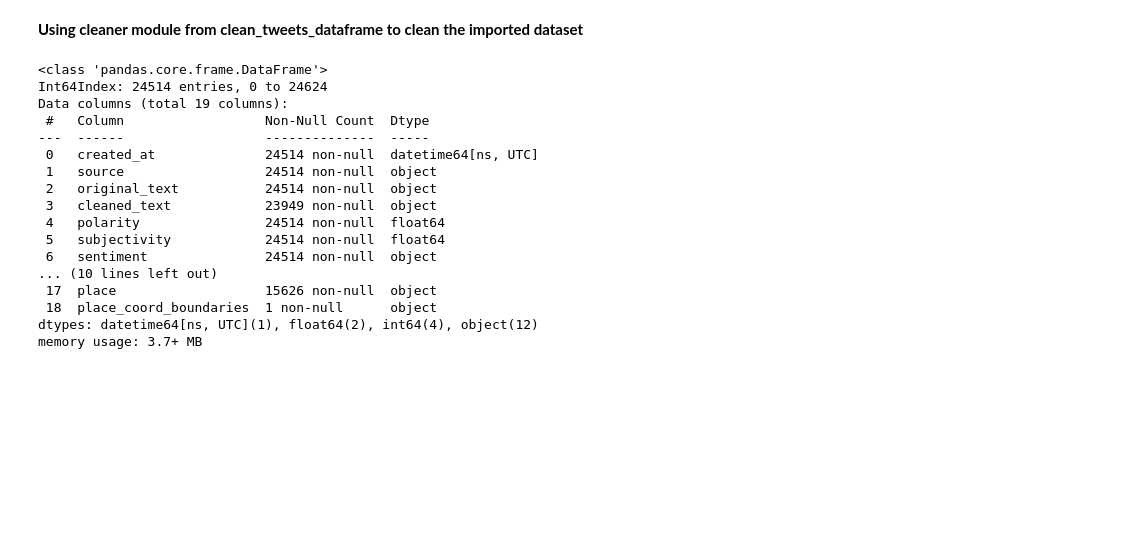
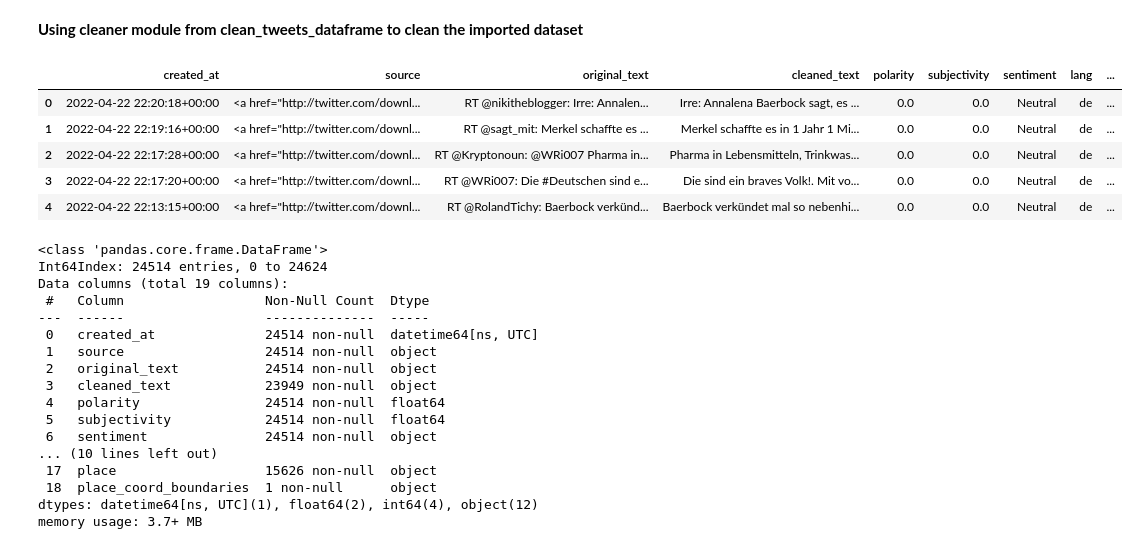
Before and after one commit to 10xac/Twitter-Data-Analysis, a Jupyter notebook: analysis.ipynb, the cells around one changed output. Drawn from its saved outputs; the diff is of its cells as text; code cells hidden in the pictures; blank space fills up the shorter version.

```diff
--- a/analysis.ipynb
+++ b/analysis.ipynb
@@ -36,7 +36,14 @@ df_tweet=cleaner.convert_to_datetime(df_tweet)
 df_tweet=cleaner.convert_to_numbers(df_tweet)
 # df_tweet=cleaner.remove_non_english_tweets(df_tweet)
 # %%
-# df_tweet.head()
+df_tweet.head()
+# %% [output]
+|  | created_at | source | original_text | cleaned_text | polarity | subjectivity | sentiment | lang | ... |
+| 0 | 2022-04-22 22:20:18+00:00 | <a href="http://twitter.com/downl... | RT @nikitheblogger: Irre: Annalen... | Irre: Annalena Baerbock sagt, es ... | 0.0 | 0.0 | Neutral | de | ... |
+| 1 | 2022-04-22 22:19:16+00:00 | <a href="http://twitter.com/downl... | RT @sagt_mit: Merkel schaffte es ... | Merkel schaffte es in 1 Jahr 1 Mi... | 0.0 | 0.0 | Neutral | de | ... |
+| 2 | 2022-04-22 22:17:28+00:00 | <a href="http://twitter.com/downl... | RT @Kryptonoun: @WRi007 Pharma in... | Pharma in Lebensmitteln, Trinkwas... | 0.0 | 0.0 | Neutral | de | ... |
+| 3 | 2022-04-22 22:17:20+00:00 | <a href="http://twitter.com/downl... | RT @WRi007: Die #Deutschen sind e... | Die sind ein braves Volk!. Mit vo... | 0.0 | 0.0 | Neutral | de | ... |
+| 4 | 2022-04-22 22:13:15+00:00 | <a href="http://twitter.com/downl... | RT @RolandTichy: Baerbock verkünd... | Baerbock verkündet mal so nebenhi... | 0.0 | 0.0 | Neutral | de | ... |
 # %%
 df_tweet.info()
 # %% [output]
```
Also changed, not shown: parts of 25 cells of this notebook, 5 other files.
